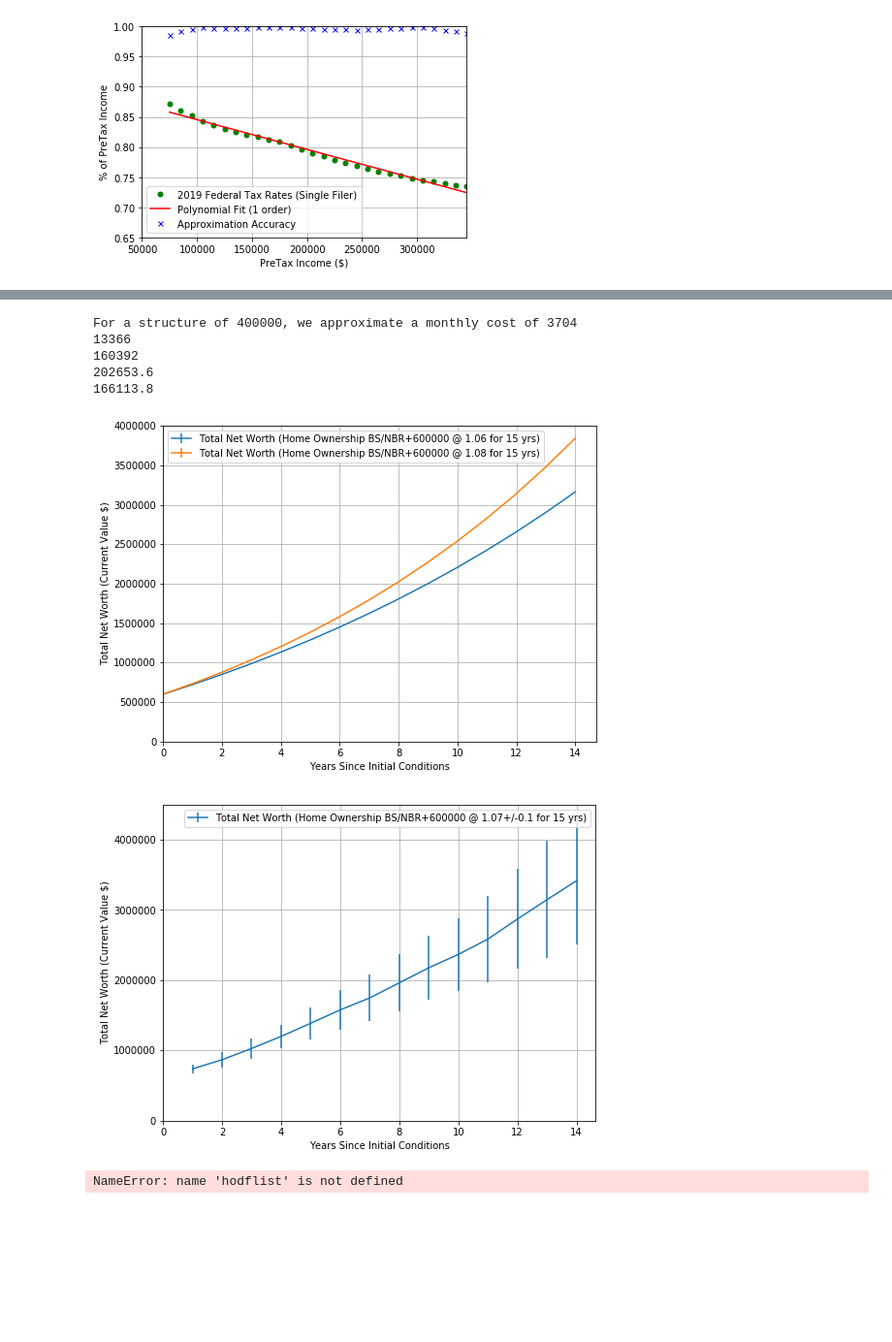
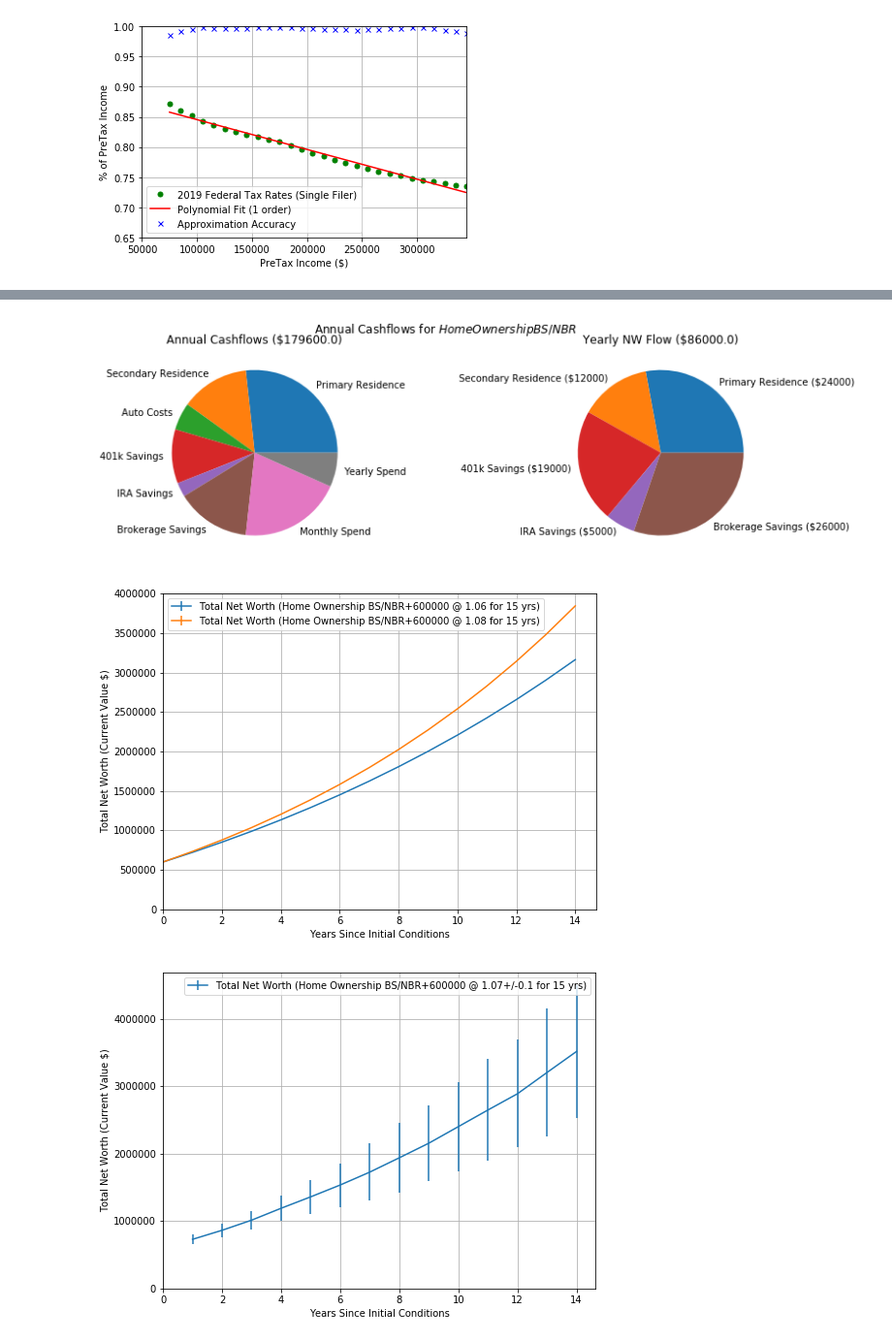
Before and after one commit to greglink/public, a Jupyter notebook: tax/Financial Modeling.ipynb, the cells around one changed output, grey strips where cells are left out. Shown: that part at 97% size. Drawn from its saved outputs; the diff is of its cells as text; code cells hidden in the pictures; blank space fills up the shorter version.

```diff
--- a/tax/Financial Modeling.ipynb
+++ b/tax/Financial Modeling.ipynb
@@ -112,22 +88,3 @@ Once/if I get to a Fire-launch-position, I won't need to save nearly as much. Th
-# %%
-primary_structure_value = 400000
-primary_structure_yearly = primary_structure_value/9 # approximation based on earlier work, for a 15 year mortgage
-primary_structure_monthly = primary_structure_yearly / 12
-print('For a structure of {}, we approximate a monthly cost of {:2}'.format(primary_structure_value, round(primary_structure_monthly)))
-monthly_spend = 3000 + 1500 + 700 + 4166 + 3000 + 1000
-print(monthly_spend)
-annual_spend = 12 * monthly_spend
-print(annual_spend)
-pretax_annual = pretax(annual_spend)
-print(pretax_annual)
-
-print(pretax(135000))
-# %% [output]
-For a structure of 400000, we approximate a monthly cost of 3704
-13366
-160392
-202653.6
-166113.8
 # %%
 import sys
 class RecurringCashflow:
@@ -343,18 +287,29 @@ class FinancialModel:
         ax.set_ylabel('Total Net Worth (Current Value $)')
         plt.grid()
         plt.show()
-
-cur_state = FinancialModel()
-ho_df_tuple = cur_state.sim(ho_model, nyears=15, initial_nw=600000, nw_apr=1.06)
-ho_df_tuple2 = cur_state.sim(ho_model, nyears=15, initial_nw=600000, nw_apr=1.08)
-
-cur_state.plot([ho_df_tuple, ho_df_tuple2])
-
-results = cur_state.sim_with_variable_apr(ho_model, nyears=15, initial_nw=600000, nw_apr_avg=1.07, nw_apr_stdev=0.10)
-cur_state.plot([results])
-
-is_list = isinstance(hodflist, list)
-# %% [output]
-[figure, removed]
-[figure, removed]
-NameError: name 'hodflist' is not defined
+# %%
+cur_state = FinancialModel()
+
+ho_model = CashflowModel('Home Ownership BS/NBR') #Home Ownership Model (as compared to renting, etc)
+ho_model.add_MonthlyCashflow(-4000, 'Primary Residence', monthly_nw=2000)
+ho_model.add_MonthlyCashflow(-2000, 'Secondary Residence', monthly_nw=1000)
+ho_model.add_MonthlyCashflow(-800, 'Auto Costs')
+ho_model.add_YearlyCashflow(-19000, '401k Savings', yearly_nw=19000)
+ho_model.add_YearlyCashflow(-5000, 'IRA Savings', yearly_nw=5000)
+ho_model.add_YearlyCashflow(-26000, 'Brokerage Savings', yearly_nw=26000)
+ho_model.add_MonthlyCashflow(-3000, 'Monthly Spend')
+ho_model.add_YearlyCashflow(-12000, 'Yearly Spend')
+ho_model.plot_annual_flows()
+#ho_model.plot_monthly_flows()
+
+ho_df_tuple = cur_state.sim(ho_model, nyears=15, initial_nw=600000, nw_apr=1.06)
+ho_df_tuple2 = cur_state.sim(ho_model, nyears=15, initial_nw=600000, nw_apr=1.08)
+
+cur_state.plot([ho_df_tuple, ho_df_tuple2])
+
+results = cur_state.sim_with_variable_apr(ho_model, nyears=15, initial_nw=600000, nw_apr_avg=1.07, nw_apr_stdev=0.10)
+cur_state.plot([results])
+# %% [output]
+[figure, added]
+[figure, added]
+[figure, added]
```
Also changed, not shown: parts of 3 cells of this notebook.
